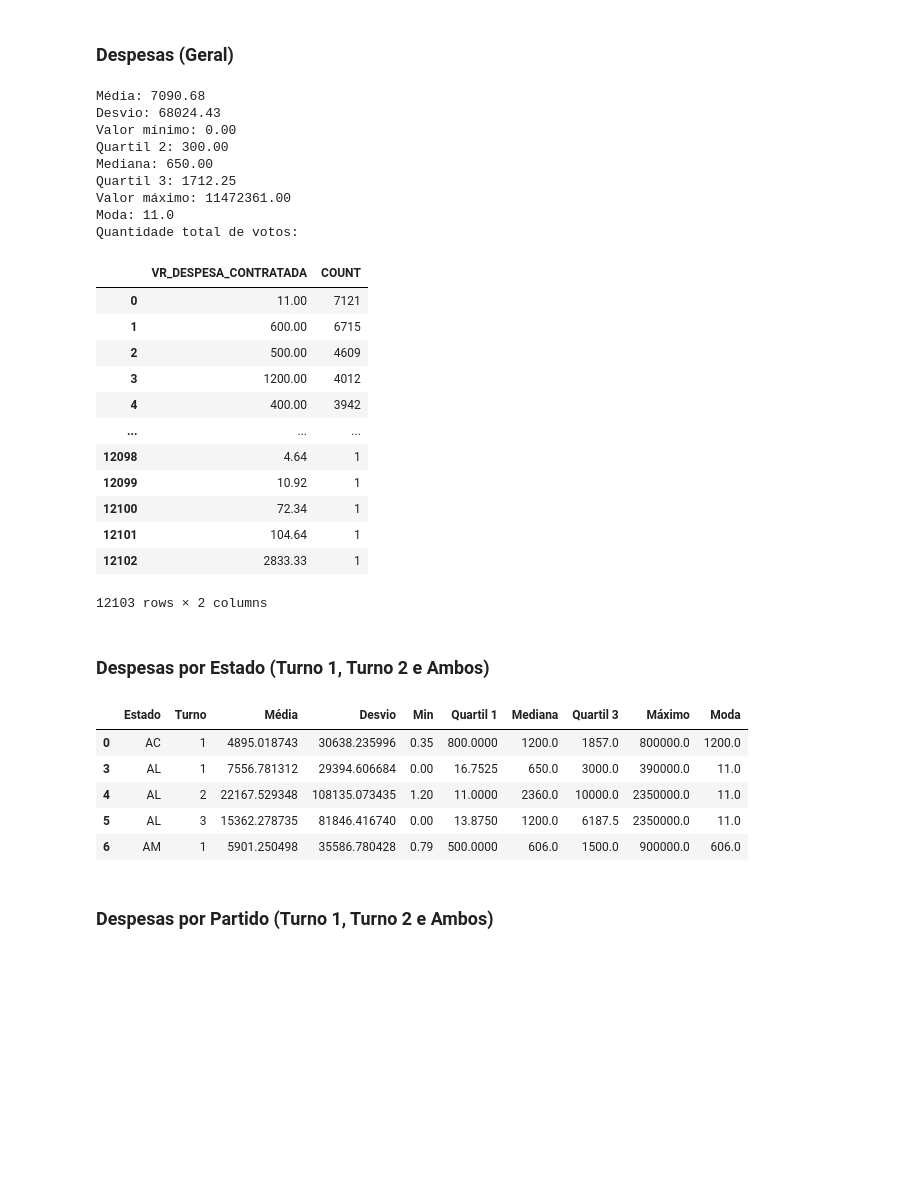
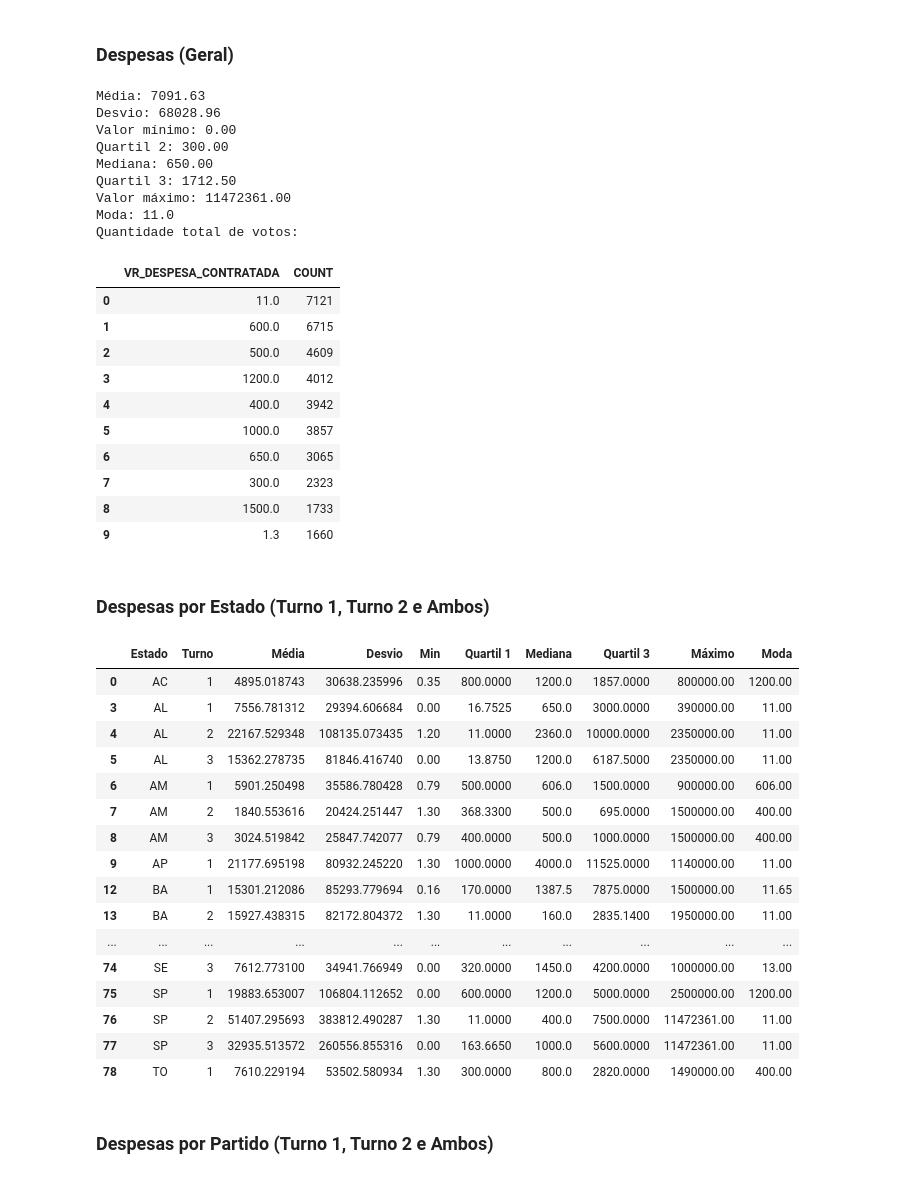
Before and after one commit to AndreiRech/Election, a Jupyter notebook: Analise.ipynb, the cells around one changed output. Cells and saved outputs as stored; diff of their text form; code cells hidden in the pictures; blank space fills up the shorter version.

```diff
--- a/Analise.ipynb
+++ b/Analise.ipynb
@@ -45,7 +45,7 @@ def estatisticas_despesas(df, nome):
 
         for turno in [1, 2, 3]:
             if turno != 3:
-                df_turno = df_n[df_n['ST_TURNO'] == turno]
+                df_turno = df_n[df_n['NR_TURNO'] == turno]
             else:
                 df_turno = df_n
 
@@ -373,30 +384,28 @@ print(f"Quartil 3: {despesas_summary['quartis'][0.75]:.2f}")
 print(f"Valor máximo: {despesas_summary['max']:.2f}")
 print(f"Moda: {despesas_summary['mode']}")
 print('Quantidade total de votos:')
-despesas_counts
+despesas_counts.head(10)
 # %% [output]
-Média: 7090.68
-Desvio: 68024.43
+Média: 7091.63
+Desvio: 68028.96
 Valor mínimo: 0.00
 Quartil 2: 300.00
 Mediana: 650.00
-Quartil 3: 1712.25
+Quartil 3: 1712.50
 Valor máximo: 11472361.00
 Moda: 11.0
 Quantidade total de votos:
 |  | VR_DESPESA_CONTRATADA | COUNT |
-| 0 | 11.00 | 7121 |
-| 1 | 600.00 | 6715 |
-| 2 | 500.00 | 4609 |
-| 3 | 1200.00 | 4012 |
-| 4 | 400.00 | 3942 |
-| ... | ... | ... |
-| 12098 | 4.64 | 1 |
-| 12099 | 10.92 | 1 |
-| 12100 | 72.34 | 1 |
-| 12101 | 104.64 | 1 |
-| 12102 | 2833.33 | 1 |
+| 0 | 11.0 | 7121 |
+| 1 | 600.0 | 6715 |
+| 2 | 500.0 | 4609 |
+| 3 | 1200.0 | 4012 |
+| 4 | 400.0 | 3942 |
+| 5 | 1000.0 | 3857 |
+| 6 | 650.0 | 3065 |
+| 7 | 300.0 | 2323 |
+| 8 | 1500.0 | 1733 |
+| 9 | 1.3 | 1660 |
-12103 rows × 2 columns
 # %% [markdown]
 ### Despesas por Estado (Turno 1, Turno 2 e Ambos)
 # %%
@@ -422,14 +431,25 @@ df_estatisticas = pd.DataFrame(data)
 # %%
 df_estatisticas = df_estatisticas.dropna(subset=['Média', 'Desvio', 'Min', 'Quartil 1', 'Mediana', 'Quartil 3', 'Máximo', 'Moda'], how='all')
 df_estatisticas = df_estatisticas.drop_duplicates(subset=['Estado', 'Média', 'Desvio'], keep='first')
-df_estatisticas.head()
+df_estatisticas
 # %% [output]
 |  | Estado | Turno | Média | Desvio | Min | Quartil 1 | Mediana | Quartil 3 | Máximo | Moda |
-| 0 | AC | 1 | 4895.018743 | 30638.235996 | 0.35 | 800.0000 | 1200.0 | 1857.0 | 800000.0 | 1200.0 |
-| 3 | AL | 1 | 7556.781312 | 29394.606684 | 0.00 | 16.7525 | 650.0 | 3000.0 | 390000.0 | 11.0 |
-| 4 | AL | 2 | 22167.529348 | 108135.073435 | 1.20 | 11.0000 | 2360.0 | 10000.0 | 2350000.0 | 11.0 |
-| 5 | AL | 3 | 15362.278735 | 81846.416740 | 0.00 | 13.8750 | 1200.0 | 6187.5 | 2350000.0 | 11.0 |
-| 6 | AM | 1 | 5901.250498 | 35586.780428 | 0.79 | 500.0000 | 606.0 | 1500.0 | 900000.0 | 606.0 |
+| 0 | AC | 1 | 4895.018743 | 30638.235996 | 0.35 | 800.0000 | 1200.0 | 1857.0000 | 800000.00 | 1200.00 |
+| 3 | AL | 1 | 7556.781312 | 29394.606684 | 0.00 | 16.7525 | 650.0 | 3000.0000 | 390000.00 | 11.00 |
+| 4 | AL | 2 | 22167.529348 | 108135.073435 | 1.20 | 11.0000 | 2360.0 | 10000.0000 | 2350000.00 | 11.00 |
+| 5 | AL | 3 | 15362.278735 | 81846.416740 | 0.00 | 13.8750 | 1200.0 | 6187.5000 | 2350000.00 | 11.00 |
+| 6 | AM | 1 | 5901.250498 | 35586.780428 | 0.79 | 500.0000 | 606.0 | 1500.0000 | 900000.00 | 606.00 |
+| 7 | AM | 2 | 1840.553616 | 20424.251447 | 1.30 | 368.3300 | 500.0 | 695.0000 | 1500000.00 | 400.00 |
+| 8 | AM | 3 | 3024.519842 | 25847.742077 | 0.79 | 400.0000 | 500.0 | 1000.0000 | 1500000.00 | 400.00 |
+| 9 | AP | 1 | 21177.695198 | 80932.245220 | 1.30 | 1000.0000 | 4000.0 | 11525.0000 | 1140000.00 | 11.00 |
+| 12 | BA | 1 | 15301.212086 | 85293.779694 | 0.16 | 170.0000 | 1387.5 | 7875.0000 | 1500000.00 | 11.65 |
+| 13 | BA | 2 | 15927.438315 | 82172.804372 | 1.30 | 11.0000 | 160.0 | 2835.1400 | 1950000.00 | 11.00 |
+| ... | ... | ... | ... | ... | ... | ... | ... | ... | ... | ... |
+| 74 | SE | 3 | 7612.773100 | 34941.766949 | 0.00 | 320.0000 | 1450.0 | 4200.0000 | 1000000.00 | 13.00 |
+| 75 | SP | 1 | 19883.653007 | 106804.112652 | 0.00 | 600.0000 | 1200.0 | 5000.0000 | 2500000.00 | 1200.00 |
+| 76 | SP | 2 | 51407.295693 | 383812.490287 | 1.30 | 11.0000 | 400.0 | 7500.0000 | 11472361.00 | 11.00 |
+| 77 | SP | 3 | 32935.513572 | 260556.855316 | 0.00 | 163.6650 | 1000.0 | 5600.0000 | 11472361.00 | 11.00 |
+| 78 | TO | 1 | 7610.229194 | 53502.580934 | 1.30 | 300.0000 | 800.0 | 2820.0000 | 1490000.00 | 400.00 |
 # %% [markdown]
 ### Despesas por Partido (Turno 1, Turno 2 e Ambos)
 # %%
```
Also changed, not shown: parts of 8 cells of this notebook, 1 other file.
